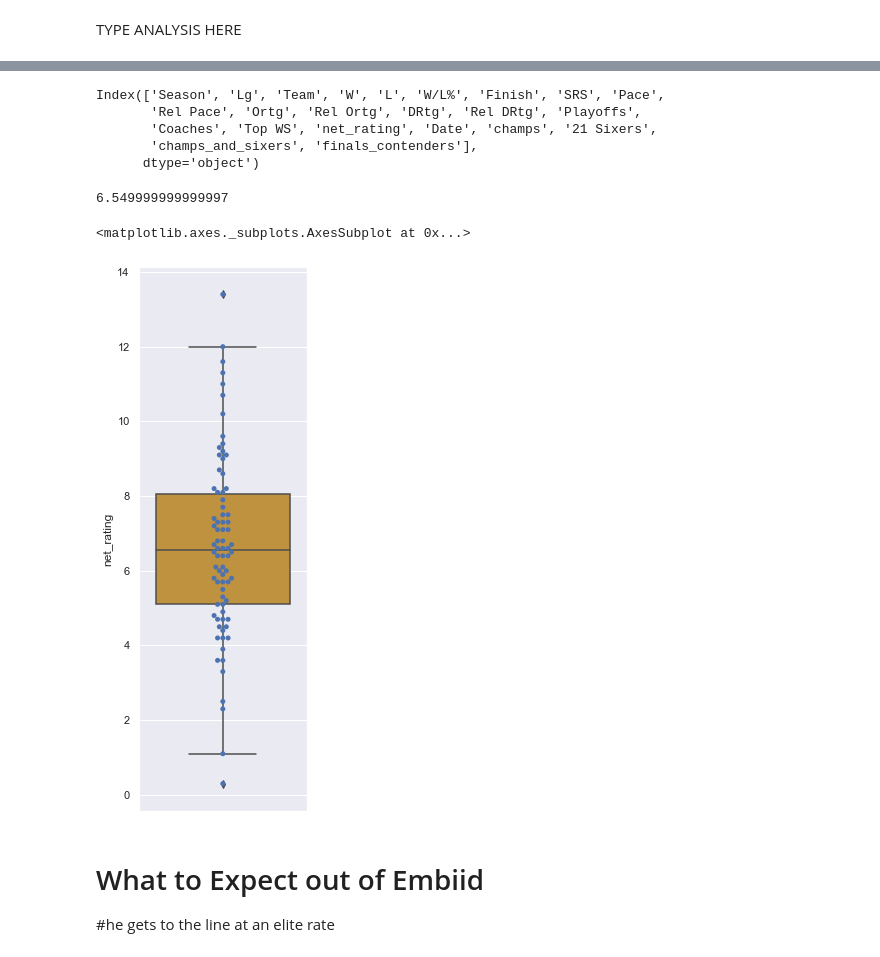
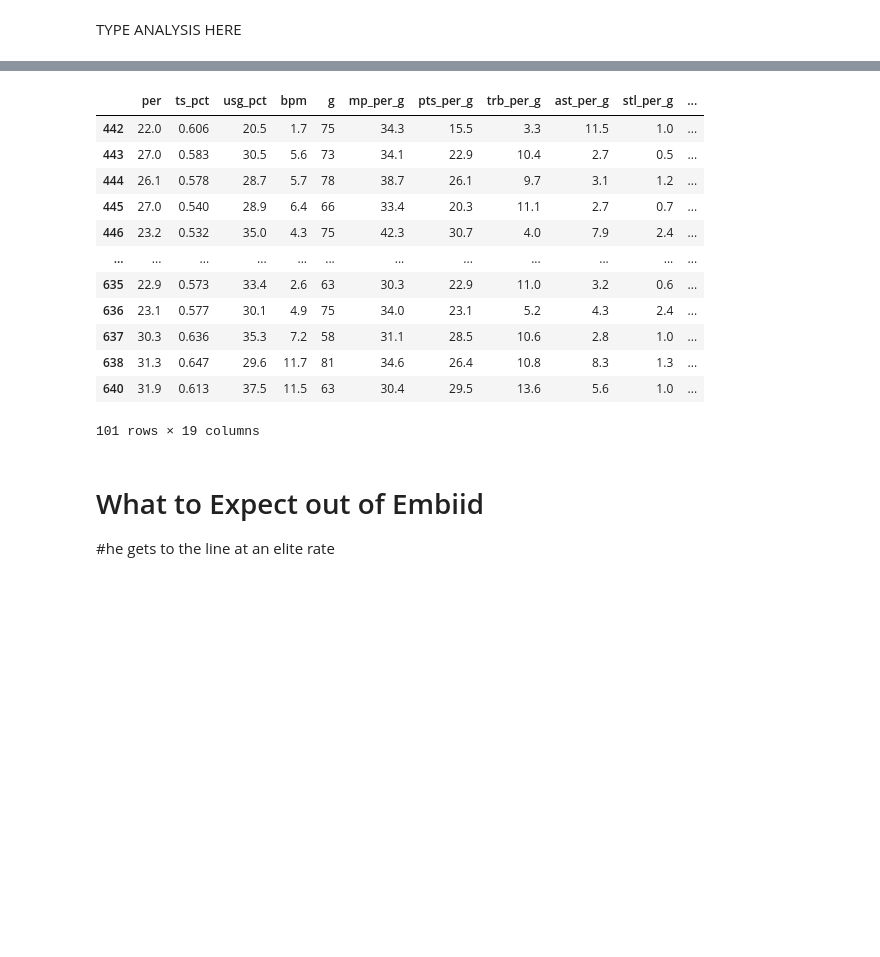
Before and after one commit to mhartz25/sixers_2021_playoffs, a Jupyter notebook: analysis.ipynb, the cells around one changed output, grey strips where cells are left out. Cells and saved outputs as stored; diff of their text form; code cells hidden in the pictures; blank space fills up the shorter version.

```diff
--- a/analysis.ipynb
+++ b/analysis.ipynb
@@ -387,25 +300,19 @@ The most obvious is Net Rating
-# %%
-champs_and_sixers.columns
-# %% [output]
-Index(['Season', 'Lg', 'Team', 'W', 'L', 'W/L%', 'Finish', 'SRS', 'Pace',
-       'Rel Pace', 'Ortg', 'Rel Ortg', 'DRtg', 'Rel DRtg', 'Playoffs',
-       'Coaches', 'Top WS', 'net_rating', 'Date', 'champs', '21 Sixers',
-       'champs_and_sixers', 'finals_contenders'],
-      dtype='object')
-# %%
-#make histogram
-median_net_finals_teams = finals_contenders['net_rating'].median()
-
-print(median_net_finals_teams)
-# %% [output]
-6.549999999999997
-# %%
-fig, ax =plt.subplots(1,1, sharex=True, figsize=(3,10))
-sns.boxplot(y=finals_contenders['net_rating'], color= "orange", saturation=.5)
-sns.swarmplot(y=finals_contenders['net_rating'], hue=finals_contenders['21 Sixers'])
-# %% [output]
-<matplotlib.axes._subplots.AxesSubplot at 0x...>
-[figure, removed]
+# %%
+predicted_df
+# %% [output]
+|  | per | ts_pct | usg_pct | bpm | g | mp_per_g | pts_per_g | trb_per_g | ast_per_g | stl_per_g | ... |
+| 442 | 22.0 | 0.606 | 20.5 | 1.7 | 75 | 34.3 | 15.5 | 3.3 | 11.5 | 1.0 | ... |
+| 443 | 27.0 | 0.583 | 30.5 | 5.6 | 73 | 34.1 | 22.9 | 10.4 | 2.7 | 0.5 | ... |
+| 444 | 26.1 | 0.578 | 28.7 | 5.7 | 78 | 38.7 | 26.1 | 9.7 | 3.1 | 1.2 | ... |
+| 445 | 27.0 | 0.540 | 28.9 | 6.4 | 66 | 33.4 | 20.3 | 11.1 | 2.7 | 0.7 | ... |
+| 446 | 23.2 | 0.532 | 35.0 | 4.3 | 75 | 42.3 | 30.7 | 4.0 | 7.9 | 2.4 | ... |
+| ... | ... | ... | ... | ... | ... | ... | ... | ... | ... | ... | ... |
+| 635 | 22.9 | 0.573 | 33.4 | 2.6 | 63 | 30.3 | 22.9 | 11.0 | 3.2 | 0.6 | ... |
+| 636 | 23.1 | 0.577 | 30.1 | 4.9 | 75 | 34.0 | 23.1 | 5.2 | 4.3 | 2.4 | ... |
+| 637 | 30.3 | 0.636 | 35.3 | 7.2 | 58 | 31.1 | 28.5 | 10.6 | 2.8 | 1.0 | ... |
+| 638 | 31.3 | 0.647 | 29.6 | 11.7 | 81 | 34.6 | 26.4 | 10.8 | 8.3 | 1.3 | ... |
+| 640 | 31.9 | 0.613 | 37.5 | 11.5 | 63 | 30.4 | 29.5 | 13.6 | 5.6 | 1.0 | ... |
+101 rows × 19 columns
 # %% [markdown]
 # What to Expect out of Embiid
 
```
Also changed, not shown: parts of 27 cells of this notebook.
